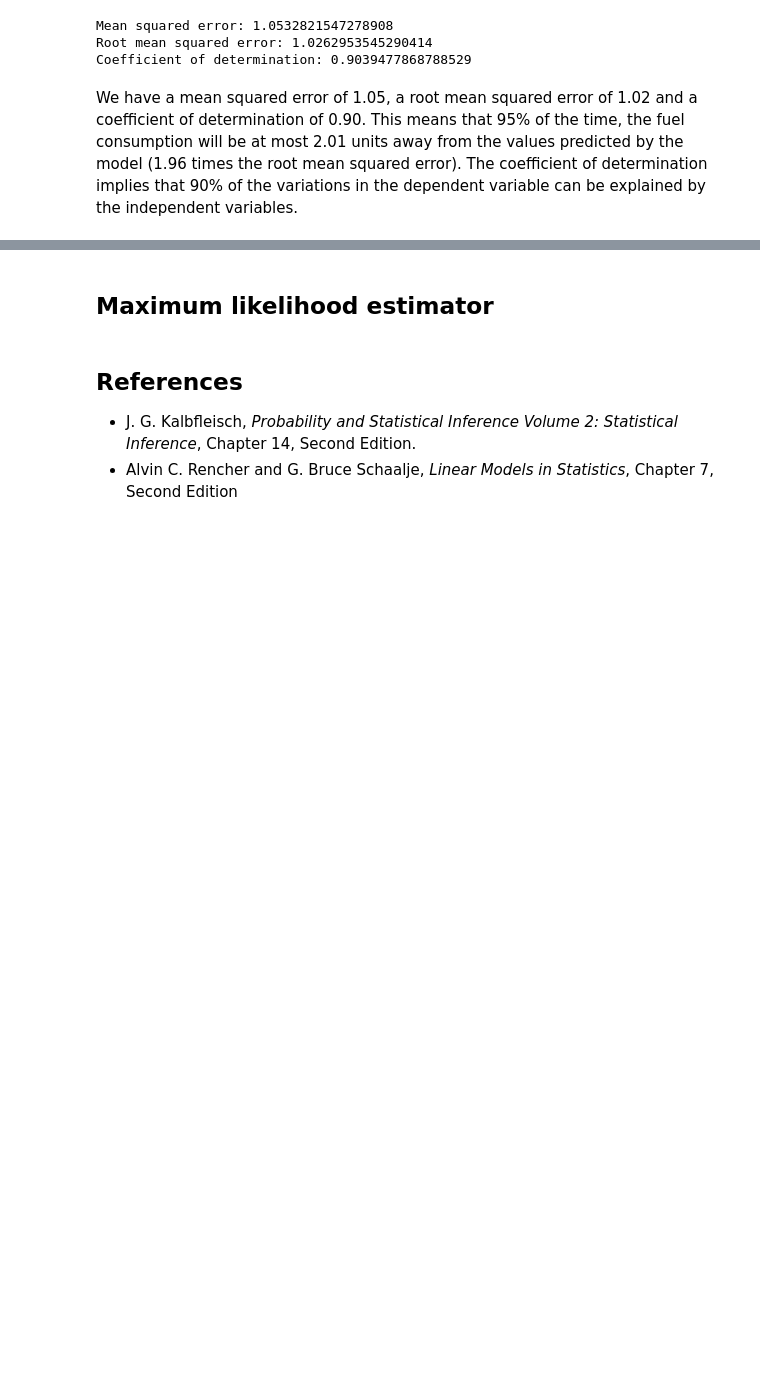
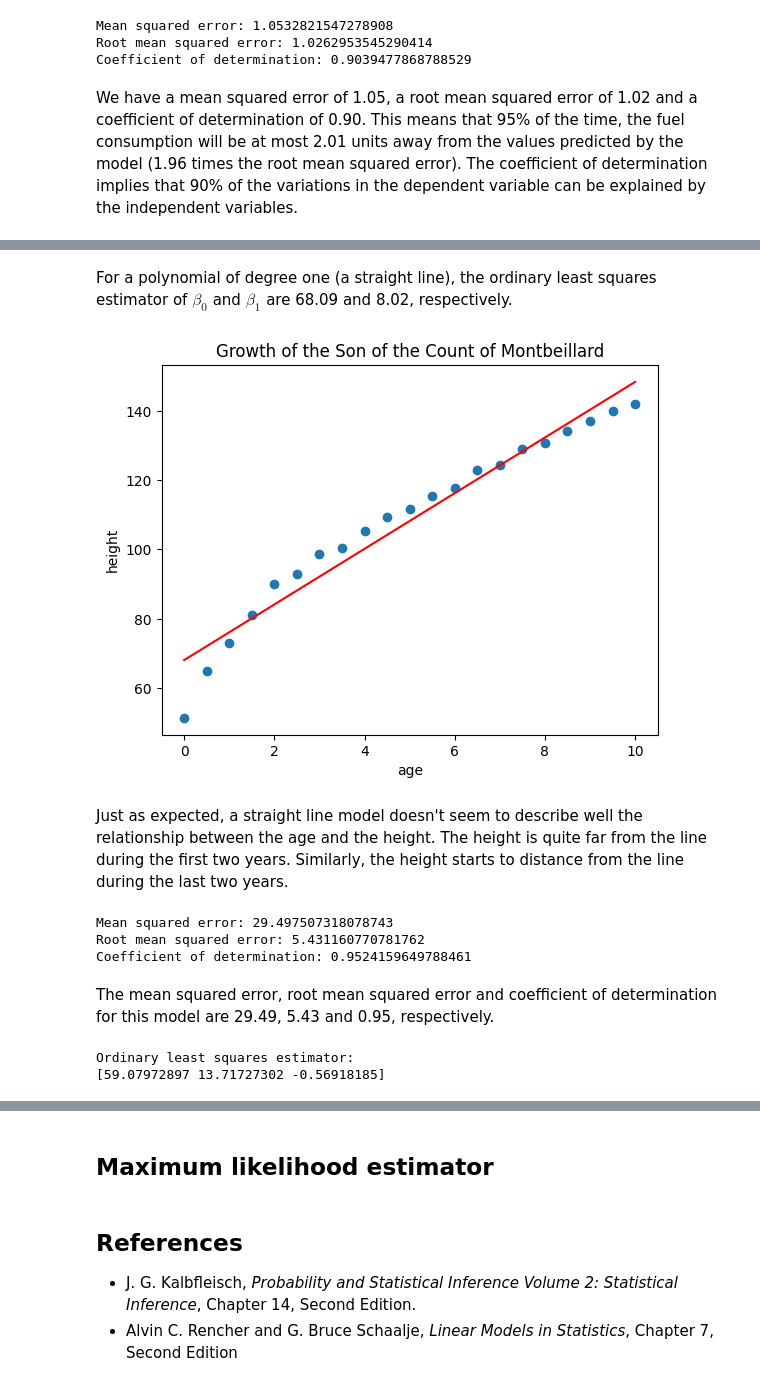
Before and after one commit to vdae2304/ML-DL, a Jupyter notebook: Regression/Linear regression.ipynb, the cells around one changed output, grey strips where cells are left out. Cells and saved outputs as stored; diff of their text form; code cells hidden in the pictures; blank space fills up the shorter version.

```diff
--- a/Regression/Linear regression.ipynb
+++ b/Regression/Linear regression.ipynb
@@ -271,0 +320,41 @@ We have a mean squared error of 1.05, a root mean squared error of 1.02 and a co
+# %% [markdown]
+For a polynomial of degree one (a straight line), the ordinary least squares estimator of $\beta_0$ and $\beta_1$ are 68.09 and 8.02, respectively.
+# %%
+df_growth["fitted_height"] = beta_ols[0] + beta_ols[1]*df_growth["age"]
+
+plt.figure()
+plt.title("Growth of the Son of the Count of Montbeillard")
+plt.xlabel("age")
+plt.ylabel("height")
+plt.plot("age", "height", "o", data=df_growth)
+plt.plot("age", "fitted_height", "r-", data=df_growth)
+plt.show()
+# %% [output]
+[figure, added]
+# %% [markdown]
+Just as expected, a straight line model doesn't seem to describe well the relationship between the age and the height. The height is quite far from the line during the first two years. Similarly, the height starts to distance from the line during the last two years.
+# %%
+mse = np.mean((df_growth.height - df_growth.fitted_height)**2)
+print("Mean squared error:", mse)
+rmse = np.sqrt(mse)
+print("Root mean squared error:", rmse)
+r2 = 1 - (np.sum((df_growth.height - df_growth.fitted_height)**2) /
+          np.sum((df_growth.height - df_growth.height.mean())**2))
+print("Coefficient of determination:", r2)
+# %% [output]
+Mean squared error: 29.497507318078743
+Root mean squared error: 5.431160770781762
+Coefficient of determination: 0.9524159649788461
+# %% [markdown]
+The mean squared error, root mean squared error and coefficient of determination for this model are 29.49, 5.43 and 0.95, respectively.
+# %%
+n, _ = df_growth.shape
+X = np.column_stack((np.ones(n), df_growth.age, df_growth.age**2))
+y = df_growth.height
+
+beta_ols = solve(X.T @ X, X.T @ y)
+print("Ordinary least squares estimator:")
+print(beta_ols)
+# %% [output]
+Ordinary least squares estimator:
+[59.07972897 13.71727302 -0.56918185]
```
Also changed, not shown: parts of 16 cells of this notebook, 1 other file.
